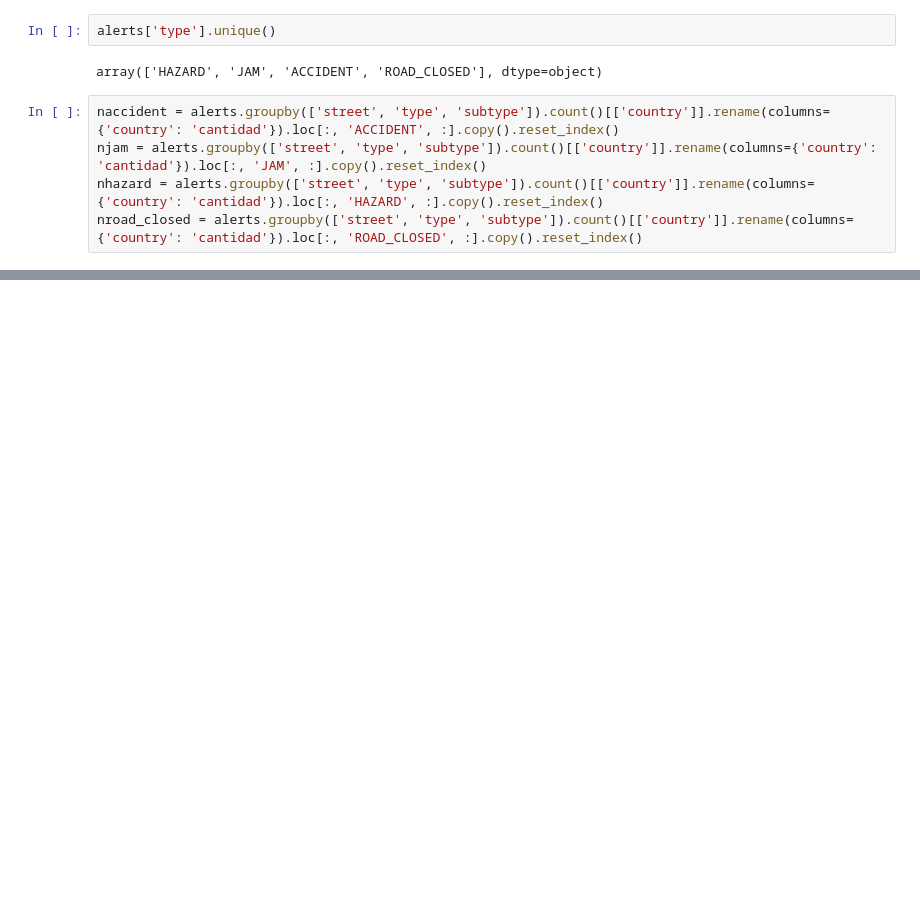
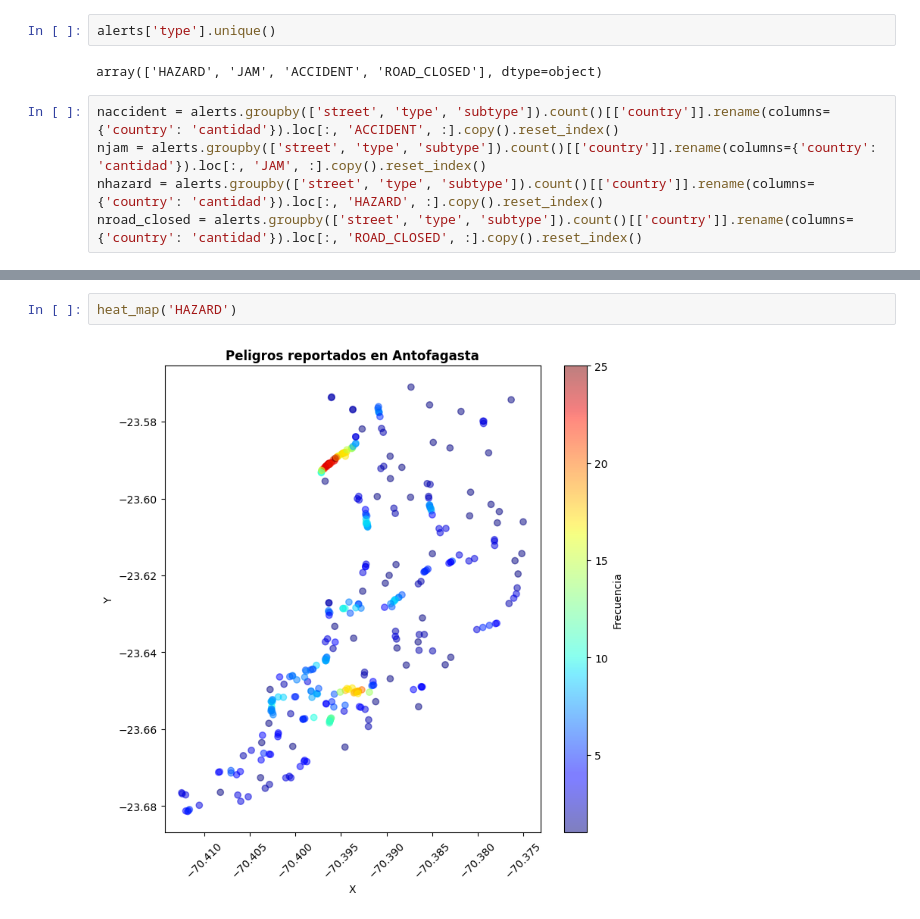
Before and after one commit to richardhapb/antof-traffic-client, a Jupyter notebook: analisis.ipynb, the cells around one changed output, grey strips where cells are left out. Saved outputs shown, nothing was run; the diff lists cells and outputs as text; blank space fills up the shorter version.

```diff
--- a/analisis.ipynb
+++ b/analisis.ipynb
@@ -75,0 +130,4 @@ naccident
+# %%
+heat_map('HAZARD')
+# %% [output]
+[figure, added]
```
Also changed, not shown: parts of 6 cells of this notebook, 4 other files.
